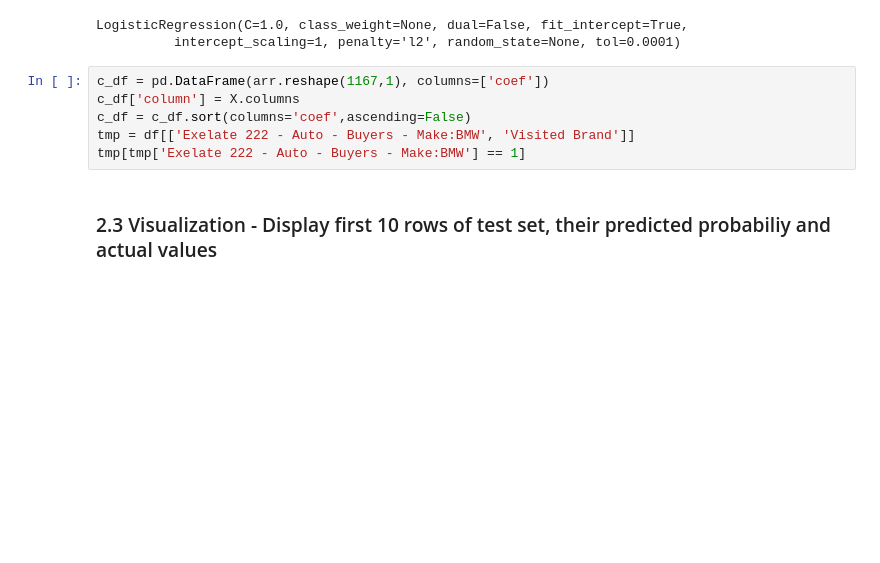
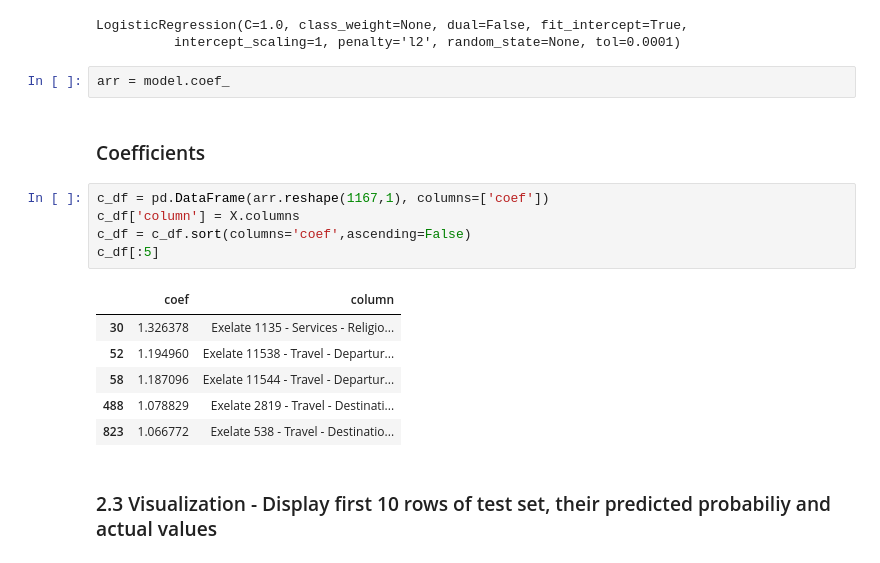
Before and after one commit to arisha84/ML_training, a Jupyter notebook: Ipython Deep-Dive.ipynb, the cells around one changed output. Saved outputs shown, nothing was run; the diff lists cells and outputs as text; blank space fills up the shorter version.

```diff
--- a/Ipython Deep-Dive.ipynb
+++ b/Ipython Deep-Dive.ipynb
@@ -136,12 +134,22 @@ model.fit(X_train,Y_train)
 # %% [output]
 LogisticRegression(C=1.0, class_weight=None, dual=False, fit_intercept=True,
           intercept_scaling=1, penalty='l2', random_state=None, tol=0.0001)
+# %%
+arr = model.coef_
+# %% [markdown]
+### Coefficients
 # %%
 c_df = pd.DataFrame(arr.reshape(1167,1), columns=['coef'])
 c_df['column'] = X.columns
 c_df = c_df.sort(columns='coef',ascending=False)
-tmp = df[['Exelate 222 - Auto - Buyers - Make:BMW', 'Visited Brand']]
-tmp[tmp['Exelate 222 - Auto - Buyers - Make:BMW'] == 1]
+c_df[:5]
+# %% [output]
+|  | coef | column |
+| 30 | 1.326378 | Exelate 1135 - Services - Religio... |
+| 52 | 1.194960 | Exelate 11538 - Travel - Departur... |
+| 58 | 1.187096 | Exelate 11544 - Travel - Departur... |
+| 488 | 1.078829 | Exelate 2819 - Travel - Destinati... |
+| 823 | 1.066772 | Exelate 538 - Travel - Destinatio... |
 # %% [markdown]
 ### 2.3 Visualization - Display first 10 rows of test set, their predicted probabiliy and actual values
 # %%
```
Also changed, not shown: parts of 15 cells of this notebook, 10 other files.
